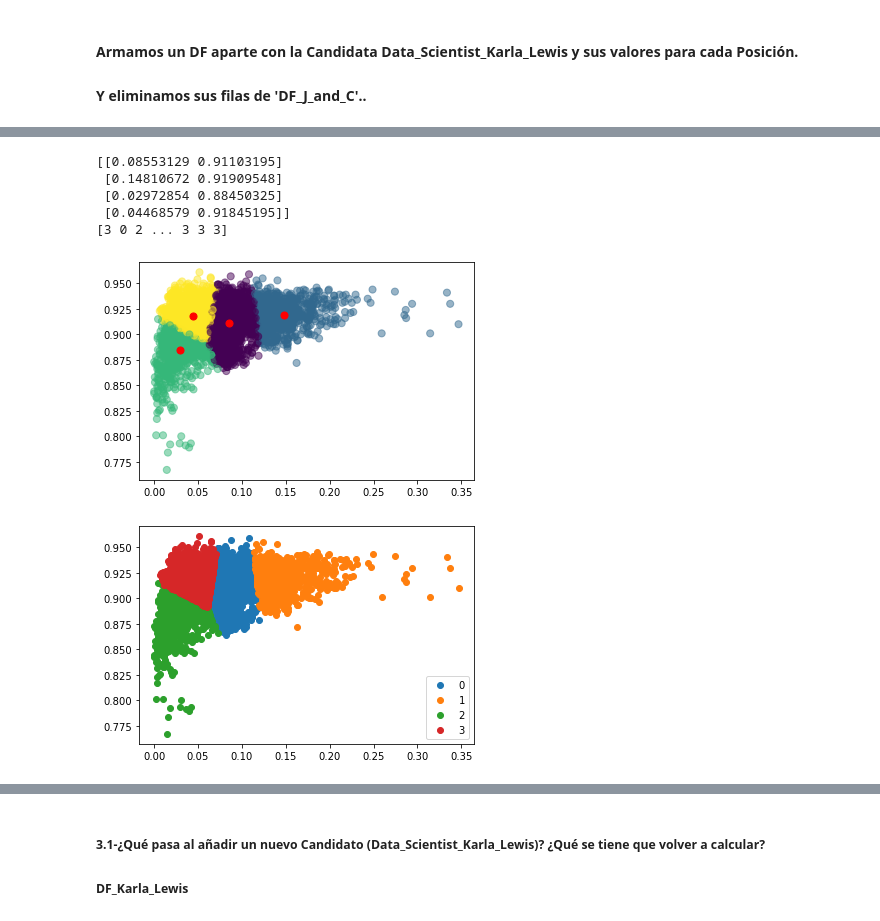
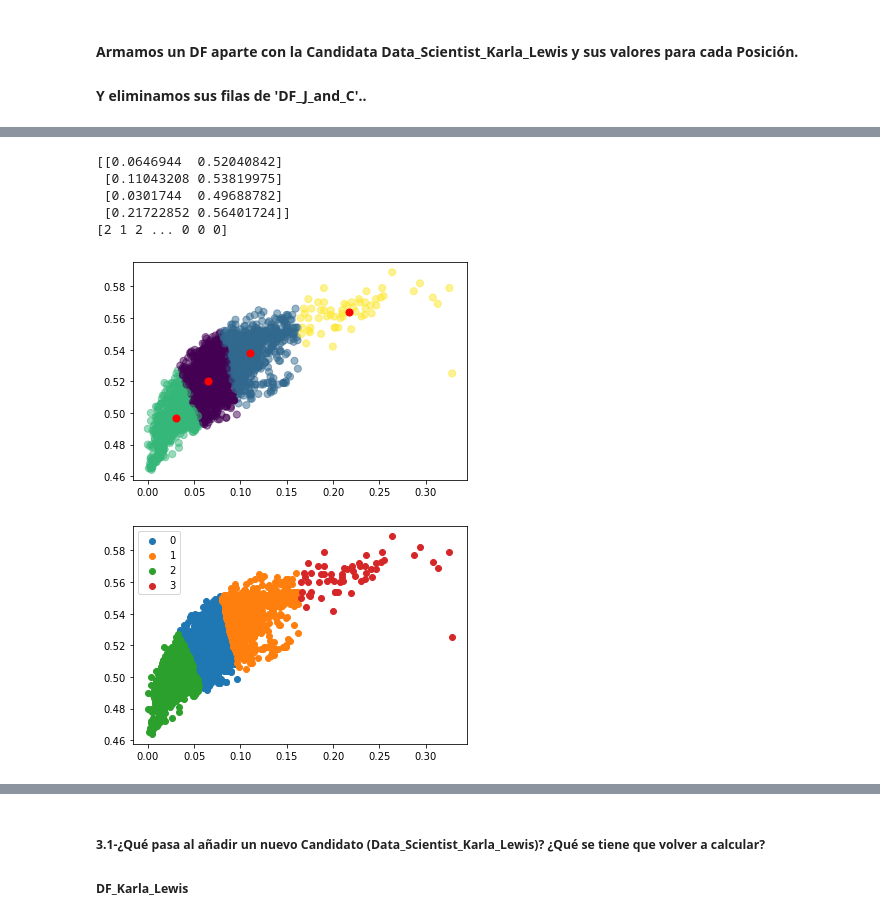
Before and after one commit to FedericoCalonge/automatic_reading_of_CVs_using_text_similarity, a Jupyter notebook: 2-Main/Jupyter_Notebooks/3-Kmeans_&_KNN.ipynb, the cells around one changed output, grey strips where cells are left out. Drawn from its saved outputs; the diff is of its cells as text; code cells hidden in the pictures.

```diff
--- a/2-Main/Jupyter_Notebooks/3-Kmeans_&_KNN.ipynb
+++ b/2-Main/Jupyter_Notebooks/3-Kmeans_&_KNN.ipynb
@@ -11,2 +35,5 @@
 # %% [markdown]
 ### 7.2-Import de DFs del Jupyter Notebook anterior.
+# %%
+df_compar_cand_jobs_loaded = pd.read_pickle('DF_Exportado_Jobs_And_Candidates_own_model')
+df_compar_cand_jobs_loaded.shape
@@ -36,5 +71,5 @@ DF_Jobs_and_Candidates.head()
 # %%
 #Nos quedamos con las columnas necesarias:
-DF_J_and_C = DF_Jobs_and_Candidates.loc[:, ['Candidate_Name', 'Job_Title', 'tfidf_cosine', 'WMD_Job_Desc']]
+DF_J_and_C = df_compar_cand_jobs_loaded.loc[:, ['Candidate_Name', 'Job_Title', 'tfidf_cosine', 'WMD']]
 DF_J_and_C
 # %% [output]
@@ -130,0 +172,4 @@ DF_J_and_C
+# %%
+#Reseteamos los índices:
+DF_J_and_C = DF_J_and_C.reset_index(drop=True)
+DF_J_and_C
@@ -170,11 +223,11 @@ from sklearn.cluster import KMeans
 # %%
 #X y Y son nuestros FEATURES:
 X = np.array(DF_J_and_C["tfidf_cosine"])
-Y = np.array(DF_J_and_C['WMD_Job_Desc'])
-Y.shape
+Y = np.array(DF_J_and_C['WMD'])
 
 Data = {'x': X,
         'y': Y
        }
 
 df = DataFrame(Data,columns=['x','y'])
+df
@@ -182,16 +249,16 @@ df = DataFrame(Data,columns=['x','y'])
 #Entrenamos Kmeans con todo nuestro DF:
 #(n_clusters=8, *, init='k-means++', n_init=10, max_iter=300, tol=0.0001, verbose=0, random_state=None, copy_x=True, algorithm='auto')[source]¶
 
-kmeans = KMeans(n_clusters=4).fit(df)
+kmeans = KMeans(n_clusters=4,random_state=1).fit(df)
 centroids = kmeans.cluster_centers_
 print(centroids)
 print(kmeans.labels_)
 # %% [output]
-[[0.08553129 0.91103195]
- [0.14810672 0.91909548]
- [0.02972854 0.88450325]
- [0.04468579 0.91845195]]
-[3 0 2 ... 3 3 3]
+[[0.0646944  0.52040842]
+ [0.11043208 0.53819975]
+ [0.0301744  0.49688782]
+ [0.21722852 0.56401724]]
+[2 1 2 ... 0 0 0]
 # %%
 #Ploteamos los centroides de cada grupo:
 
@@ -199,21 +266,21 @@ plt.scatter(df['x'], df['y'], c=kmeans.labels_.astype(float), s=50, alpha=0.5)
 plt.scatter(centroids[:, 0], centroids[:, 1], c='red', s=50, label = 'centroids')
 plt.show()
 # %% [output]
-[figure, old version]
+[figure, new version]
 # %%
 #Ploteamos cada grupo:
 
 fig, ax = plt.subplots()
 scatter_x = np.array(DF_J_and_C["tfidf_cosine"])
-scatter_y = np.array(DF_J_and_C['WMD_Job_Desc'])
+scatter_y = np.array(DF_J_and_C['WMD'])
 group = np.array(kmeans.labels_)
 for g in np.unique(group):
     i = np.where(group == g)
     ax.scatter(scatter_x[i], scatter_y[i], label=g)
 ax.legend()
 plt.show()
 # %% [output]
-[figure, old version]
+[figure, new version]
 # %%
 #Añadimos la columna al DF:
 new_column =  kmeans.labels_
```
Also changed, not shown: parts of 48 cells of this notebook, 17 other files.
